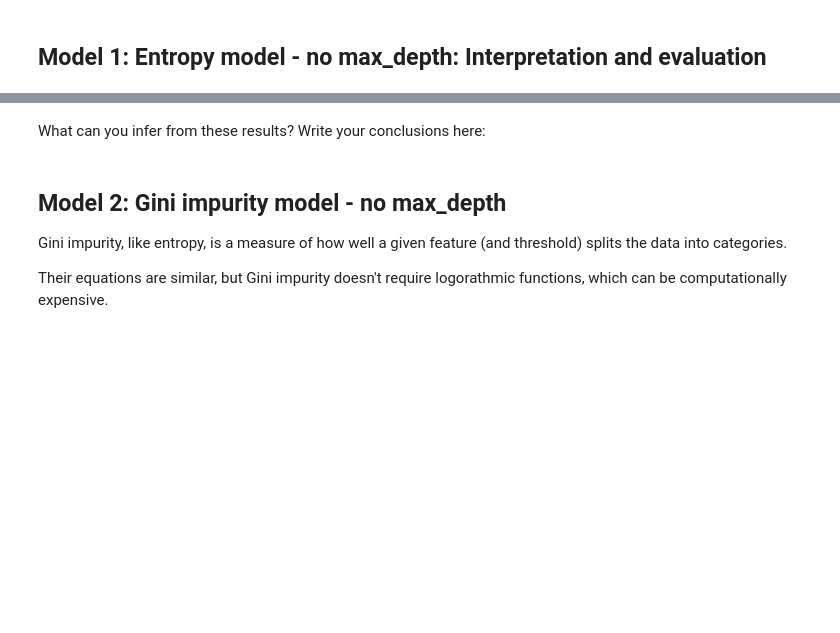
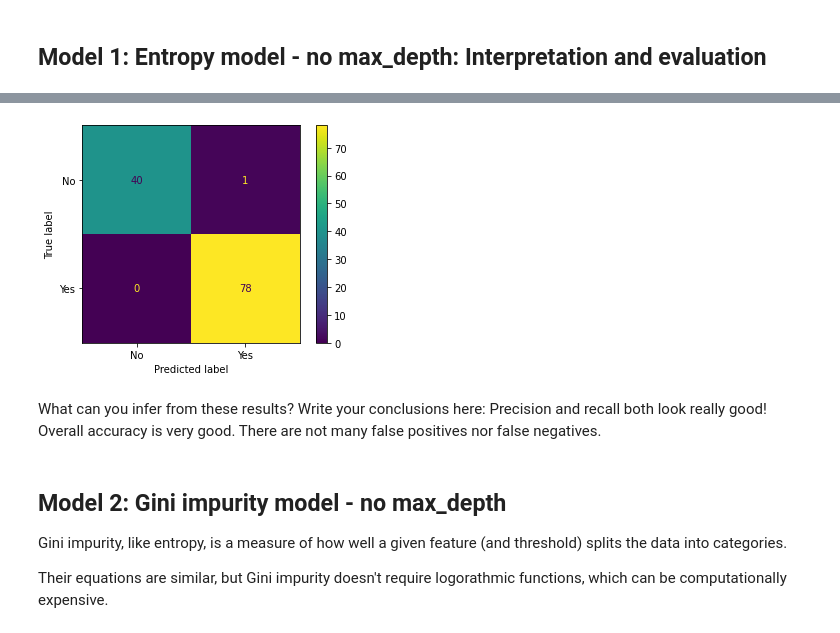
Before and after one commit to GwenToves/SpringBoard, a Jupyter notebook: Supervised Learning Case Studies/Springboard Decision Tree Specialty Coffee Case Study - Tier 3.ipynb, the cells around one changed output, grey strips where cells are left out. Cells and saved outputs as stored; diff of their text form; code cells hidden in the pictures; blank space fills up the shorter version.

```diff
--- a/Supervised Learning Case Studies/Springboard Decision Tree Specialty Coffee Case Study - Tier 3.ipynb
+++ b/Supervised Learning Case Studies/Springboard Decision Tree Specialty Coffee Case Study - Tier 3.ipynb
@@ -347,5 +401,13 @@ print('Recall score for "No"' , metrics.recall_score(y_test,y_pred, pos_label =
+# %%
+# My brain needs pictures #
+cm = metrics.confusion_matrix(y_test, y_pred, labels=entr_model.classes_)
+disp = metrics.ConfusionMatrixDisplay(confusion_matrix=cm, display_labels=entr_model.classes_)
+disp.plot()
+plt.show()
+# %% [output]
+[figure, added]
 # %% [markdown]
-What can you infer from these results? Write your conclusions here:
+What can you infer from these results? Write your conclusions here: Precision and recall both look really good! Overall accuracy is very good. There are not many false positives nor false negatives.
 # %% [markdown]
 ## Model 2: Gini impurity model - no max_depth
 
```
Also changed, not shown: parts of 55 cells of this notebook.
